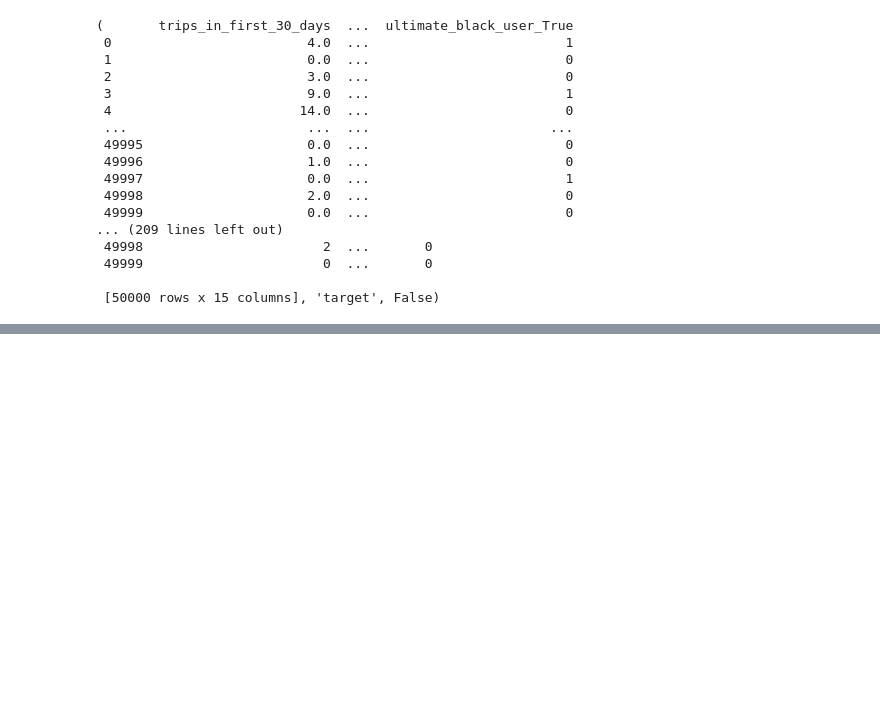
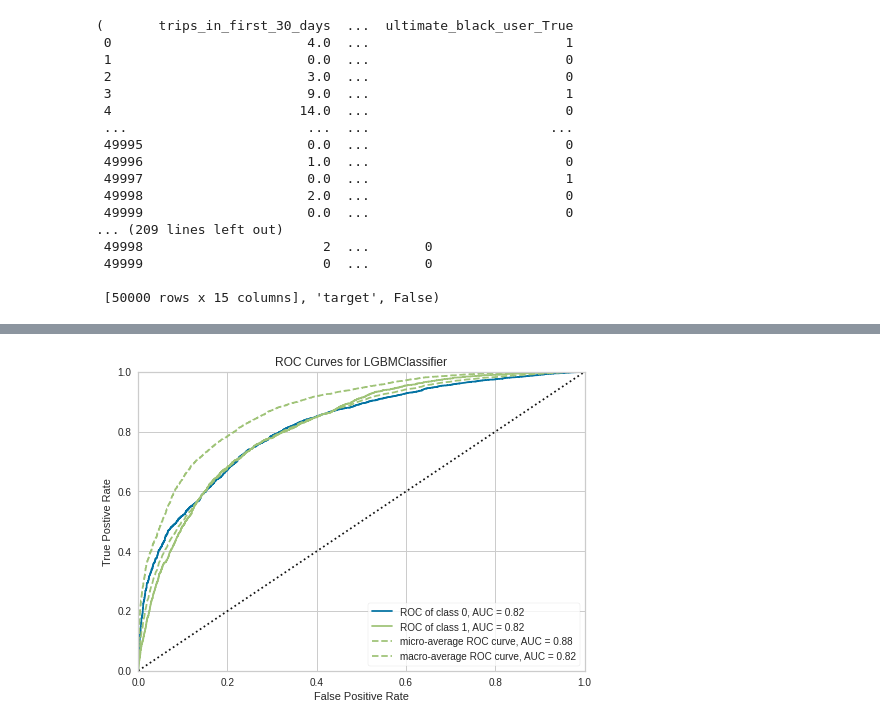
Before and after one commit to SwissMisra/Ultimate_Tech, a Jupyter notebook: Part 3 - Predictive Modeling.ipynb, the cells around one changed output, grey strips where cells are left out. Drawn from its saved outputs; the diff is of its cells as text; code cells hidden in the pictures; blank space fills up the shorter version.

```diff
--- a/Part 3 - Predictive Modeling.ipynb
+++ b/Part 3 - Predictive Modeling.ipynb
@@ -264,0 +312,4 @@ predict_model(model)
+# %%
+plot_model(model, plot='auc', verbose=True)
+# %% [output]
+[figure, added]
```
Also changed, not shown: parts of 7 cells of this notebook.
